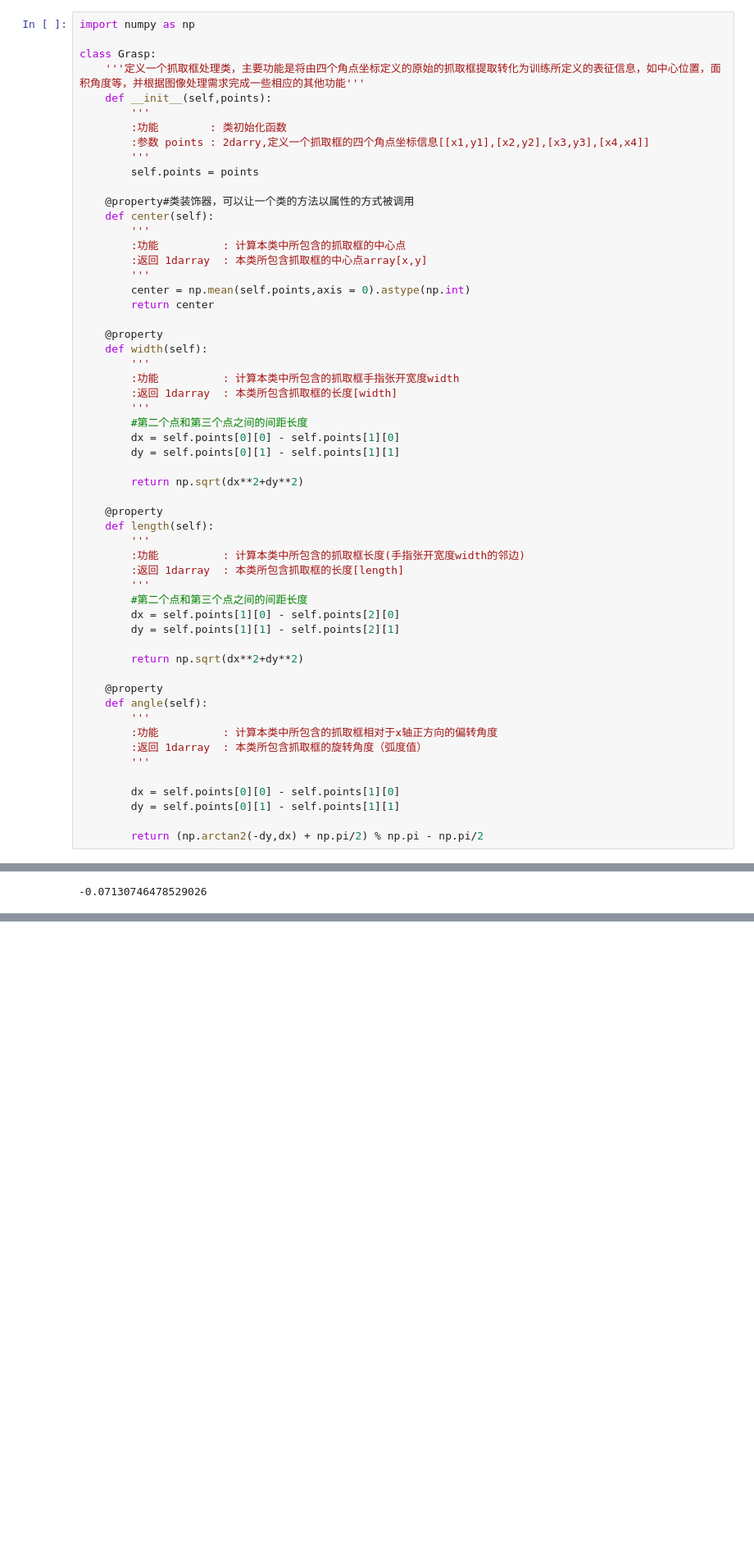
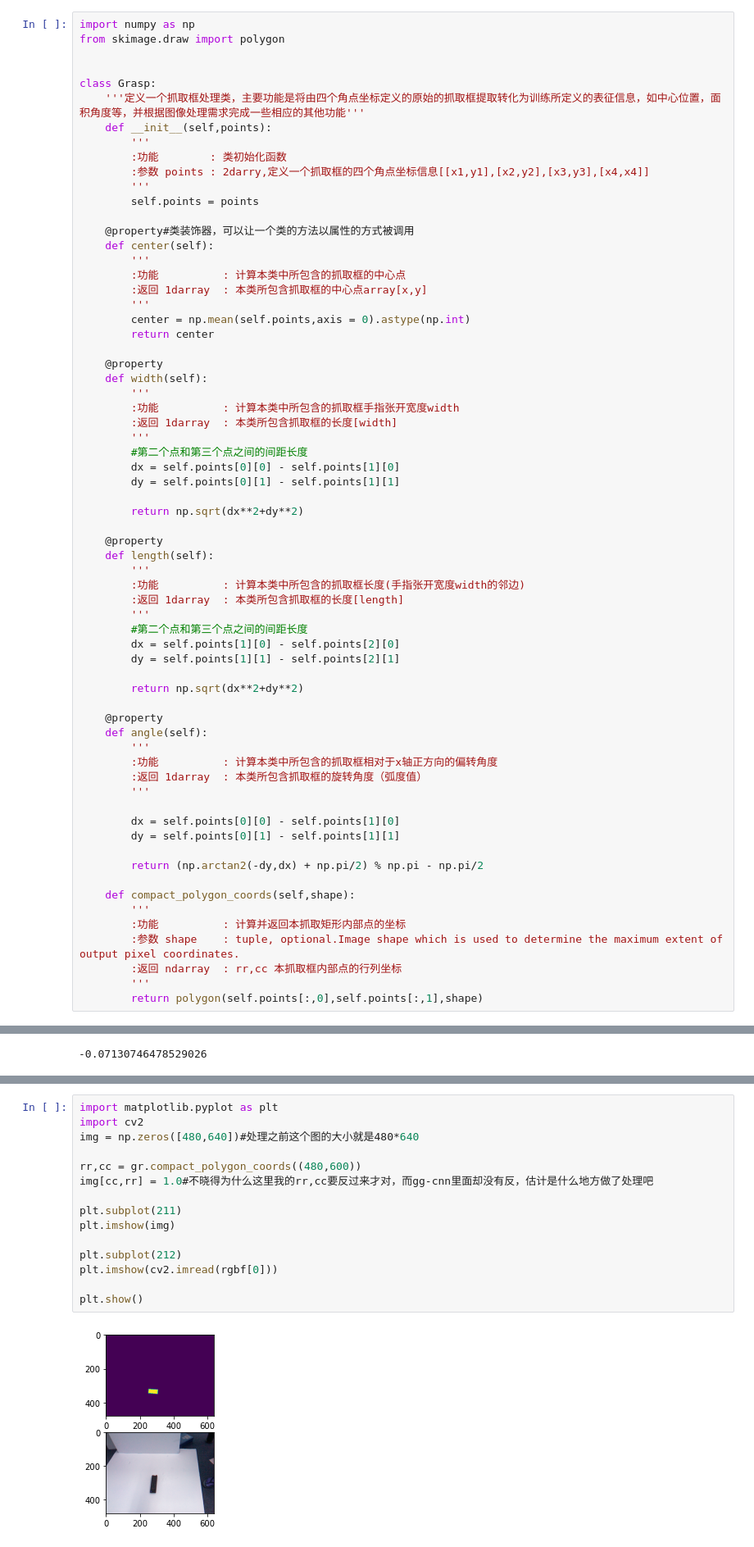
Before and after one commit to OneOneLiu/ggcnn_cornell_dataset, a Jupyter notebook: net_data_stream.ipynb, the cells around one changed output, grey strips where cells are left out. Shown at 82% size. Saved outputs shown, nothing was run; the diff lists cells and outputs as text; blank space fills up the shorter version.

```diff
--- a/net_data_stream.ipynb
+++ b/net_data_stream.ipynb
@@ -286,6 +310,8 @@ print(angle)
 到这，我们用于表征一次抓取的四个参数就都提取出来了，把这几个功能集成到类里面，这块的完整代码如下：
 # %%
 import numpy as np
+from skimage.draw import polygon
+
 
 class Grasp:
     '''定义一个抓取框处理类，主要功能是将由四个角点坐标定义的原始的抓取框提取转化为训练所定义的表征信息，如中心位置，面积角度等，并根据图像处理需求完成一些相应的其他功能'''
@@ -340,6 +366,14 @@ class Grasp:
         dy = self.points[0][1] - self.points[1][1]
 
         return (np.arctan2(-dy,dx) + np.pi/2) % np.pi - np.pi/2
+
+    def compact_polygon_coords(self,shape):
+        '''
+        :功能          : 计算并返回本抓取矩形内部点的坐标
+        :参数 shape    : tuple, optional.Image shape which is used to determine the maximum extent of output pixel coordinates.
+        :返回 ndarray  : rr,cc 本抓取框内部点的行列坐标
+        '''
+        return polygon(self.points[:,0],self.points[:,1],shape)
 # %%
 #下面测试定义的模型输出
 gr = Grasp(rectangles0[0])
@@ -363,0 +406,17 @@ gr.angle
+# %%
+import matplotlib.pyplot as plt
+import cv2
+img = np.zeros([480,640])#处理之前这个图的大小就是480*640
+
+rr,cc = gr.compact_polygon_coords((480,600))
+img[cc,rr] = 1.0#不晓得为什么这里我的rr,cc要反过来才对，而gg-cnn里面却没有反，估计是什么地方做了处理吧
+
+plt.subplot(211)
+plt.imshow(img)
+
+plt.subplot(212)
+plt.imshow(cv2.imread(rgbf[0]))
+
+plt.show()
+# %% [output]
+[figure, added]
```
Also changed, not shown: parts of 23 cells of this notebook.
